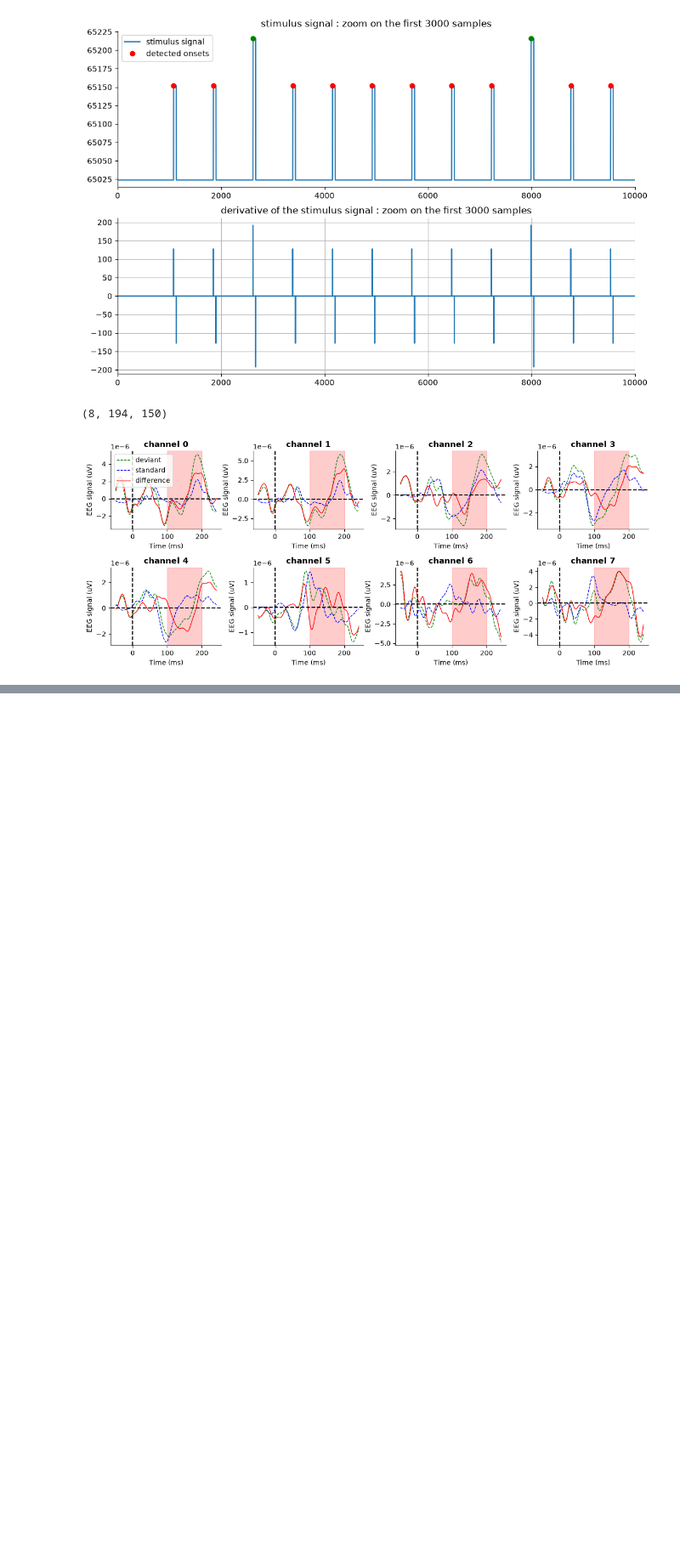
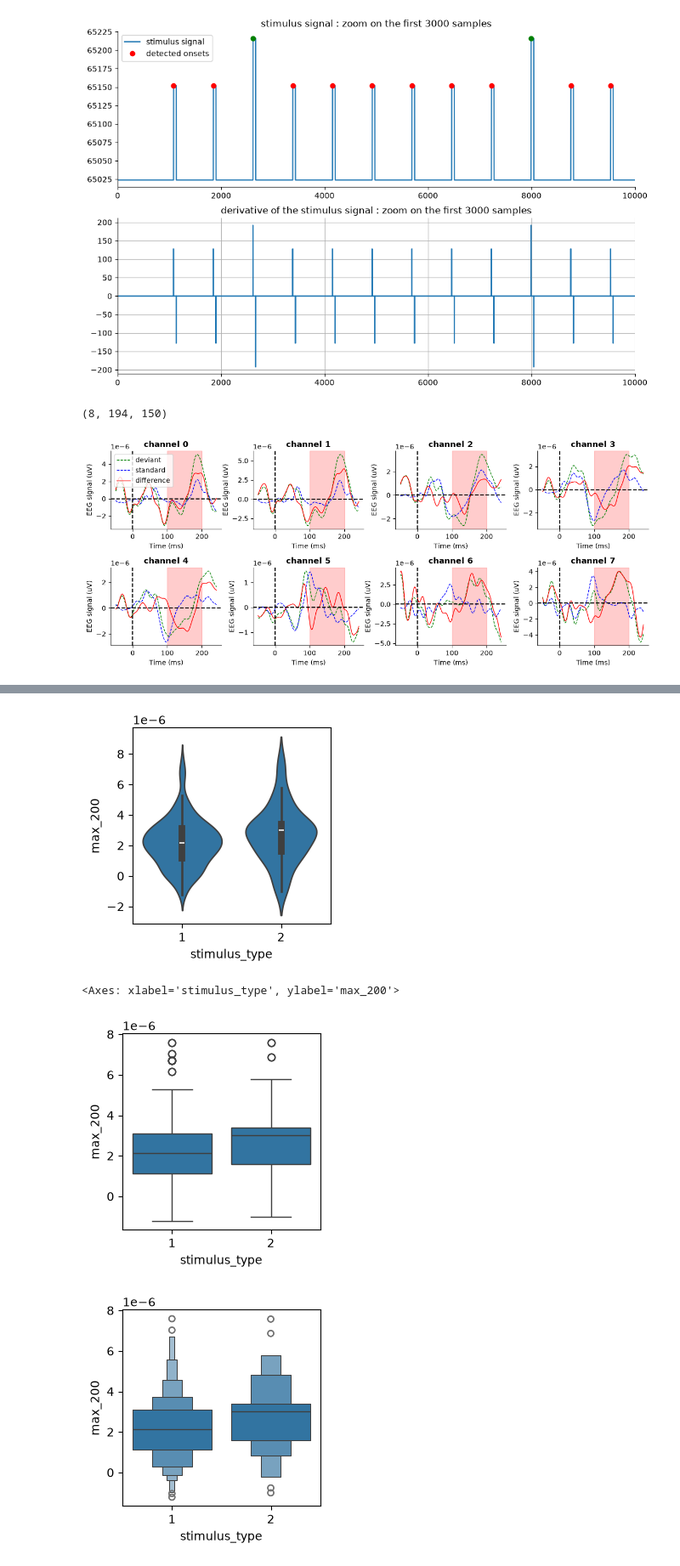
Before and after one commit to nicolascatz/M1_EEG_Project, a Jupyter notebook: scripts/DA1_TD1_Garrido_from_process_to_analysis_students.ipynb, the cells around one changed output, grey strips where cells are left out. Shown at 85% size. Cells and saved outputs as stored; diff of their text form; code cells hidden in the pictures; blank space fills up the shorter version.

```diff
--- a/scripts/DA1_TD1_Garrido_from_process_to_analysis_students.ipynb
+++ b/scripts/DA1_TD1_Garrido_from_process_to_analysis_students.ipynb
@@ -310,14 +383,0 @@ Electrode 7 - t-statistic: -4.02, p-value: 0.00
-# %%
-
-df2=pd.DataFrame(columns=['electrode', 'stimulus_type', 'max_200', 'max_100'])
-eeg_aligned=np.zeros((8, stimulus_events.shape[0], 150))
-
-for i_ch in range(8):
-
-    max_100=eeg_aligned_all[i_ch][:,70:80].max(axis=1)
-    max_200=eeg_aligned_all[i_ch][:,100:125].max(axis=1)
-
-    electrode=np.full(stimulus_events.shape[0], i_ch+1)
-    df = pd.DataFrame({'electrode': electrode, 'stimulus_type': stimulus_events[:,1], 'max_200': max_200, 'max_100': max_100})
-
-    df2 = pd.concat([df2, df], ignore_index=True)
@@ -340,5 +383,0 @@ df2
-# %%
-
-df2[['max_100', 'max_200']] = df2[['max_100', 'max_200']].apply(pd.to_numeric, errors='coerce')
-df2['stimulus_type'] = pd.to_numeric(df2['stimulus_type'], errors='coerce')
-df2 = df2.dropna(subset=['max_100', 'max_200', 'stimulus_type'])
@@ -380,0 +387,22 @@ plt.tight_layout()
+# %%
+# exemple for electrode 6
+# here we plot with seaborn the maximum values for ONE channel and stimulus type, with a violin plot
+# 3 different types of plots are used to visualize the distribution of the maximum values for each stimulus type (standard and deviant) for a specific channel (electrode 6 in this case).
+import seaborn as sns
+import matplotlib.pyplot as plt
+
+# channel 1 (index 1) is the one we want to analyze
+fig, ax = plt.subplots(1,1, figsize=(3,3))
+sns.violinplot(data=df2[df2['electrode'] == 6], x='stimulus_type', y='max_200')
+plt.show()
+
+fig, ax = plt.subplots(1,1, figsize=(3,3))
+sns.boxplot(data=df2[df2['electrode'] == 6], x='stimulus_type', y='max_200')
+
+fig, ax = plt.subplots(1,1, figsize=(3,3))
+sns.boxenplot(data=df2[df2['electrode'] == 6], x='stimulus_type', y='max_200')
+# %% [output]
+[figure, added]
+<Axes: xlabel='stimulus_type', ylabel='max_200'>
+[figure, added]
+[figure, added]
```
Also changed, not shown: parts of 23 cells of this notebook.
